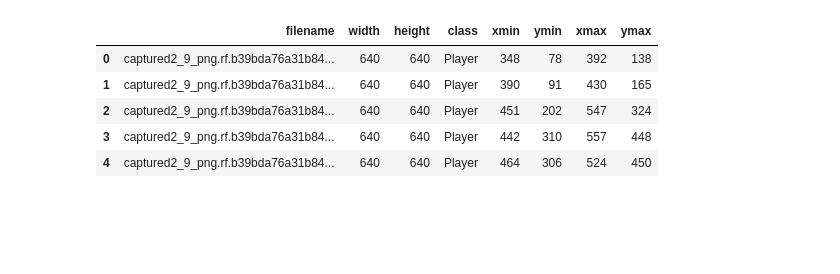
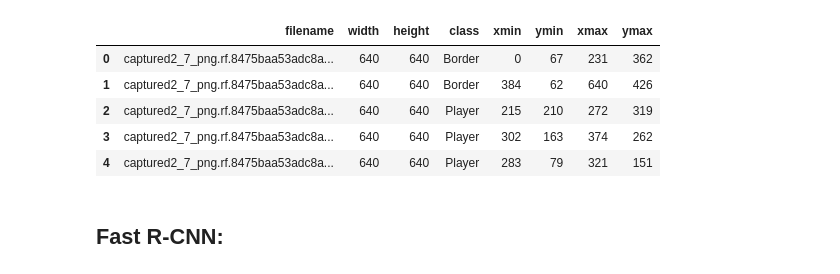
Before and after one commit to christamumley/MarioKartAI, a Jupyter notebook: ObjectDetection.ipynb, the cells around one changed output. Cells and saved outputs as stored; diff of their text form; code cells hidden in the pictures; blank space fills up the shorter version.

```diff
--- a/ObjectDetection.ipynb
+++ b/ObjectDetection.ipynb
@@ -16,11 +19,12 @@ train_path = "MarioKart.v1i.tensorflow/train"
 # %%
 train_annotations = pd.read_csv(f"{train_path}/_annotations.csv")
-train_annotations.head()
+val_annotations = pd.read_csv(f"{val_path}/_annotations.csv")
+val_annotations.head()
 # %% [output]
 |  | filename | width | height | class | xmin | ymin | xmax | ymax |
-| 0 | captured2_9_png.rf.b39bda76a31b84... | 640 | 640 | Player | 348 | 78 | 392 | 138 |
-| 1 | captured2_9_png.rf.b39bda76a31b84... | 640 | 640 | Player | 390 | 91 | 430 | 165 |
-| 2 | captured2_9_png.rf.b39bda76a31b84... | 640 | 640 | Player | 451 | 202 | 547 | 324 |
-| 3 | captured2_9_png.rf.b39bda76a31b84... | 640 | 640 | Player | 442 | 310 | 557 | 448 |
-| 4 | captured2_9_png.rf.b39bda76a31b84... | 640 | 640 | Player | 464 | 306 | 524 | 450 |
+| 0 | captured2_7_png.rf.8475baa53adc8a... | 640 | 640 | Border | 0 | 67 | 231 | 362 |
+| 1 | captured2_7_png.rf.8475baa53adc8a... | 640 | 640 | Border | 384 | 62 | 640 | 426 |
+| 2 | captured2_7_png.rf.8475baa53adc8a... | 640 | 640 | Player | 215 | 210 | 272 | 319 |
+| 3 | captured2_7_png.rf.8475baa53adc8a... | 640 | 640 | Player | 302 | 163 | 374 | 262 |
+| 4 | captured2_7_png.rf.8475baa53adc8a... | 640 | 640 | Player | 283 | 79 | 321 | 151 |
 # %%
@@ -46,0 +133,2 @@ MarioDataLoader(train_annotations)[0]
+# %% [markdown]
+## Fast R-CNN:
```
Also changed, not shown: parts of 15 cells of this notebook, 1 other file.
